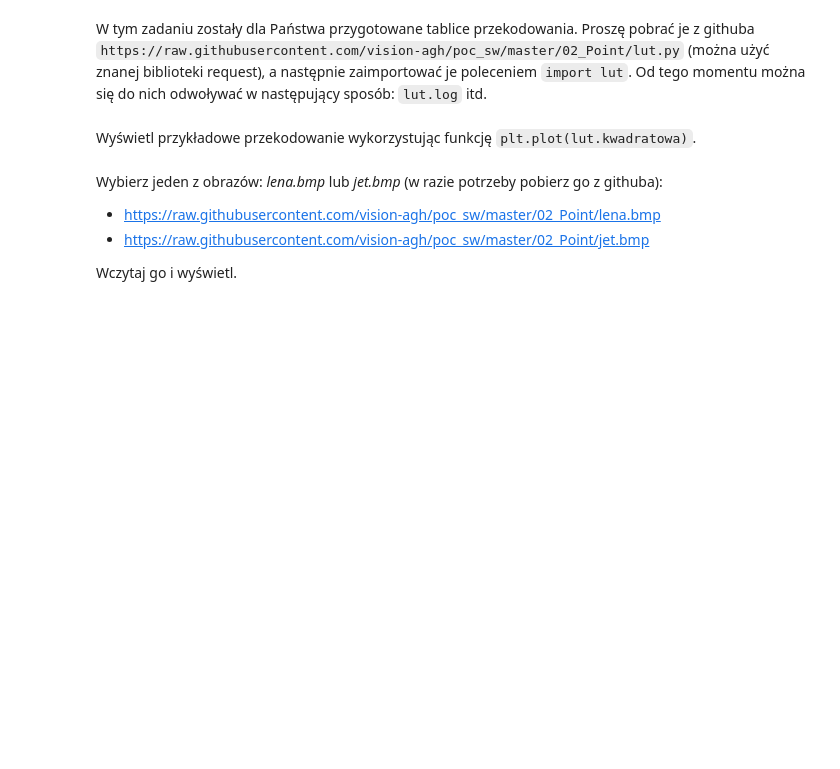
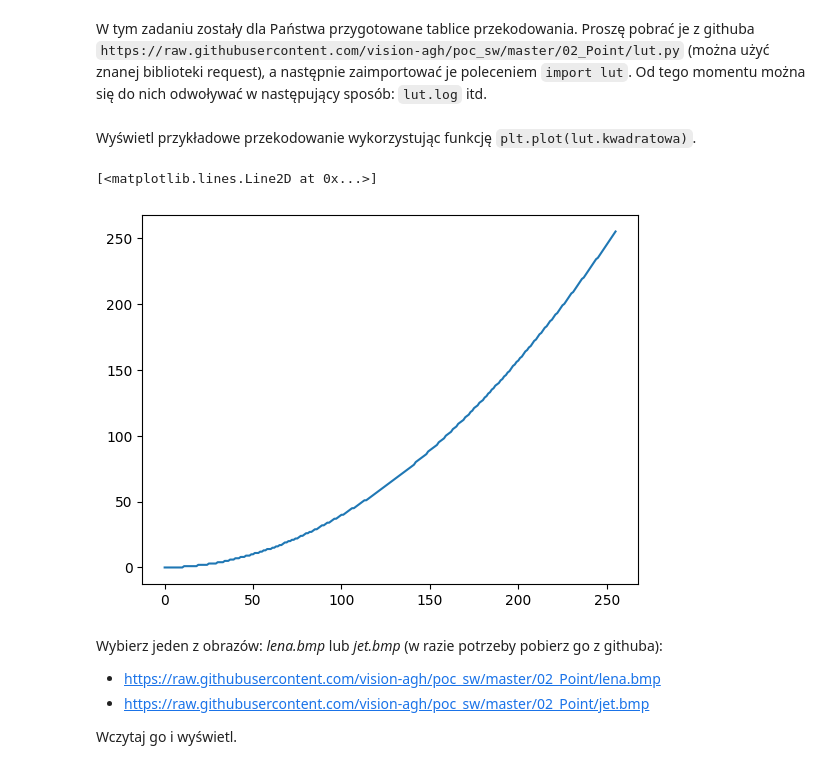
Before and after one commit to Szaroslav/introduction-to-digital-image-processing-agh-cs-course, a Jupyter notebook: lab2/lab2.ipynb, the cells around one changed output. Saved outputs shown, nothing was run; the diff lists cells and outputs as text; code cells hidden in the pictures; blank space fills up the shorter version.

```diff
--- a/lab2/lab2.ipynb
+++ b/lab2/lab2.ipynb
@@ -36,5 +36,12 @@ if not os.path.exists(fileName) :
 # %% [markdown]
 Wyświetl przykładowe przekodowanie wykorzystując funkcję `plt.plot(lut.kwadratowa)`.
+# %%
+import lut
+
+plt.plot(lut.kwadratowa)
+# %% [output]
+[<matplotlib.lines.Line2D at 0x...>]
+[figure, added]
 # %% [markdown]
 Wybierz jeden z obrazów: _lena.bmp_ lub _jet.bmp_ (w razie potrzeby pobierz go z githuba):
 - https://raw.githubusercontent.com/vision-agh/poc_sw/master/02_Point/lena.bmp
```
Also changed, not shown: parts of 20 cells of this notebook, 5 other files.
